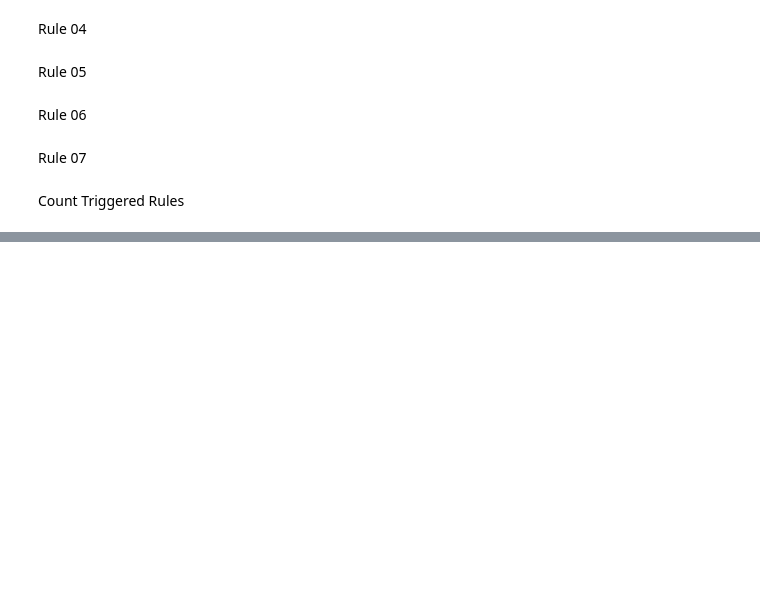
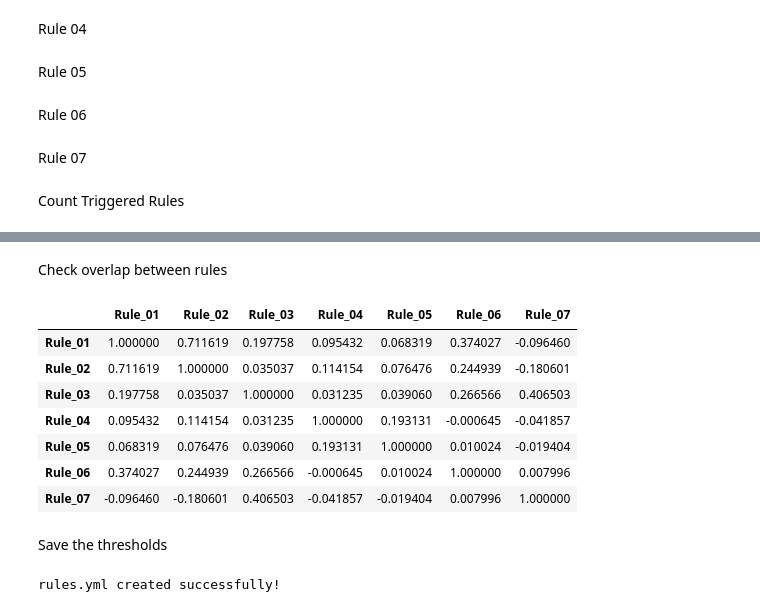
Before and after one commit to Sarasii22/Broadband-Fraud-Management-System, a Jupyter notebook: Rules.ipynb, the cells around one changed output, grey strips where cells are left out. Cells and saved outputs as stored; diff of their text form; code cells hidden in the pictures; blank space fills up the shorter version.

```diff
--- a/Rules.ipynb
+++ b/Rules.ipynb
@@ -252,0 +260,55 @@ subscriber_profile["rule_count"] = subscriber_profile[
+# %% [markdown]
+Check overlap between rules
+# %%
+subscriber_profile[rule_columns].corr()
+# %% [output]
+|  | Rule_01 | Rule_02 | Rule_03 | Rule_04 | Rule_05 | Rule_06 | Rule_07 |
+| Rule_01 | 1.000000 | 0.711619 | 0.197758 | 0.095432 | 0.068319 | 0.374027 | -0.096460 |
+| Rule_02 | 0.711619 | 1.000000 | 0.035037 | 0.114154 | 0.076476 | 0.244939 | -0.180601 |
+| Rule_03 | 0.197758 | 0.035037 | 1.000000 | 0.031235 | 0.039060 | 0.266566 | 0.406503 |
+| Rule_04 | 0.095432 | 0.114154 | 0.031235 | 1.000000 | 0.193131 | -0.000645 | -0.041857 |
+| Rule_05 | 0.068319 | 0.076476 | 0.039060 | 0.193131 | 1.000000 | 0.010024 | -0.019404 |
+| Rule_06 | 0.374027 | 0.244939 | 0.266566 | -0.000645 | 0.010024 | 1.000000 | 0.007996 |
+| Rule_07 | -0.096460 | -0.180601 | 0.406503 | -0.041857 | -0.019404 | 0.007996 | 1.000000 |
+# %% [markdown]
+Save the thresholds
+# %%
+import yaml
+
+points = {
+    "total_usage_mb": 15,
+    "total_download_mb": 15,
+    "total_upload_mb": 10,
+    "avg_usage_mb": 10,
+    "max_usage_mb": 10,
+    "Number_of_sessions": 10,
+    "upload_ratio": 10
+}
+
+config = {}
+
+for i, feature in enumerate(rule_features, start=1):
+    config[f"rule_{i:02}"] = {
+        "feature": feature,
+        "upper_limit": float(iqr_limits[feature]["Upper Limit"]),
+        "points": points[feature]
+    }
+
+config["rule_08"] = {
+    "minimum_algorithms": 3,
+    "points": 20
+}
+
+config["max_raw_score"] = 100
+
+with open("rules.yml", "w") as f:
+    yaml.dump(
+        config,
+        f,
+        sort_keys=False,
+        default_flow_style=False
+    )
+
+print("rules.yml created successfully!")
+# %% [output]
+rules.yml created successfully!
```
Also changed, not shown: parts of 4 cells of this notebook.
